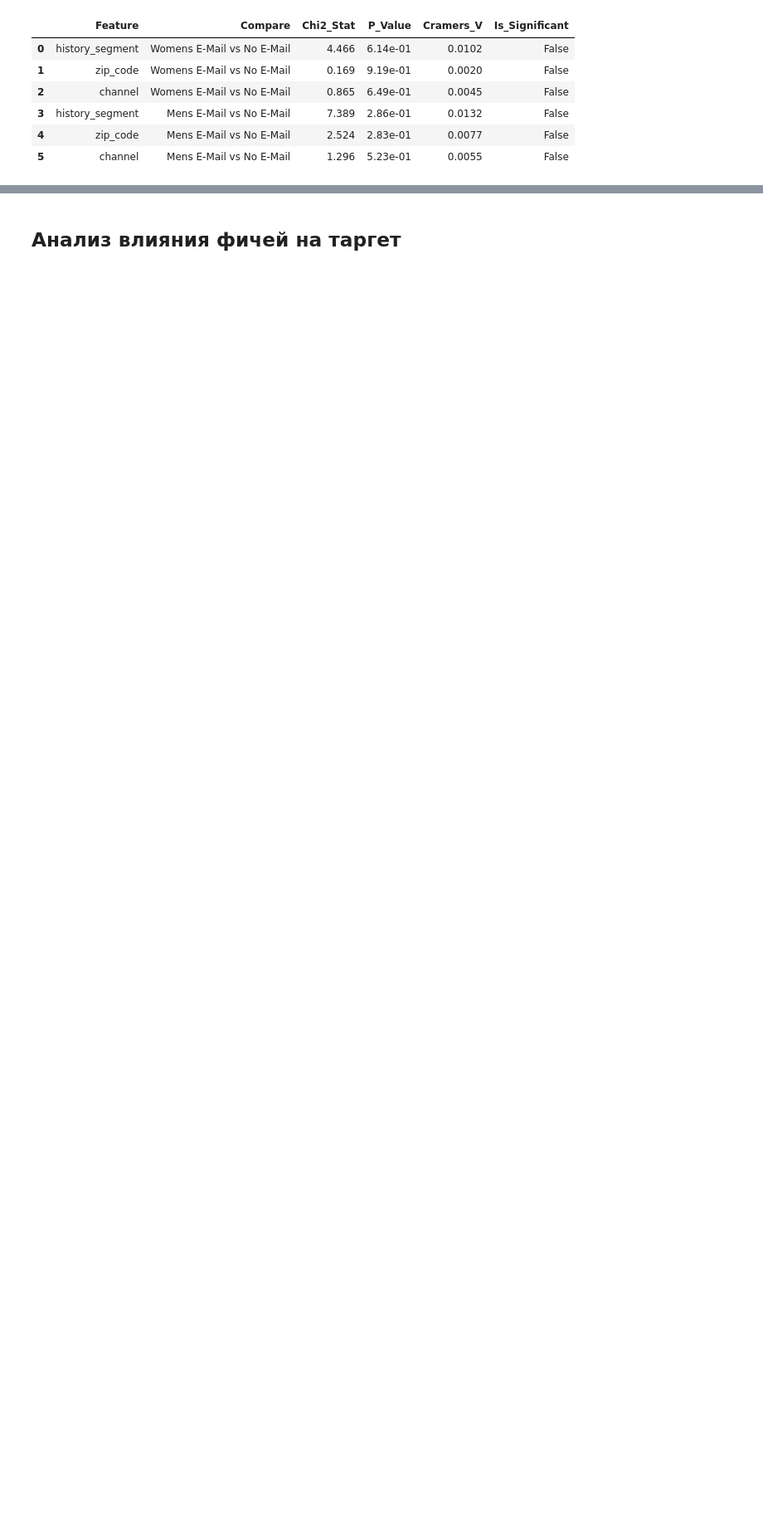
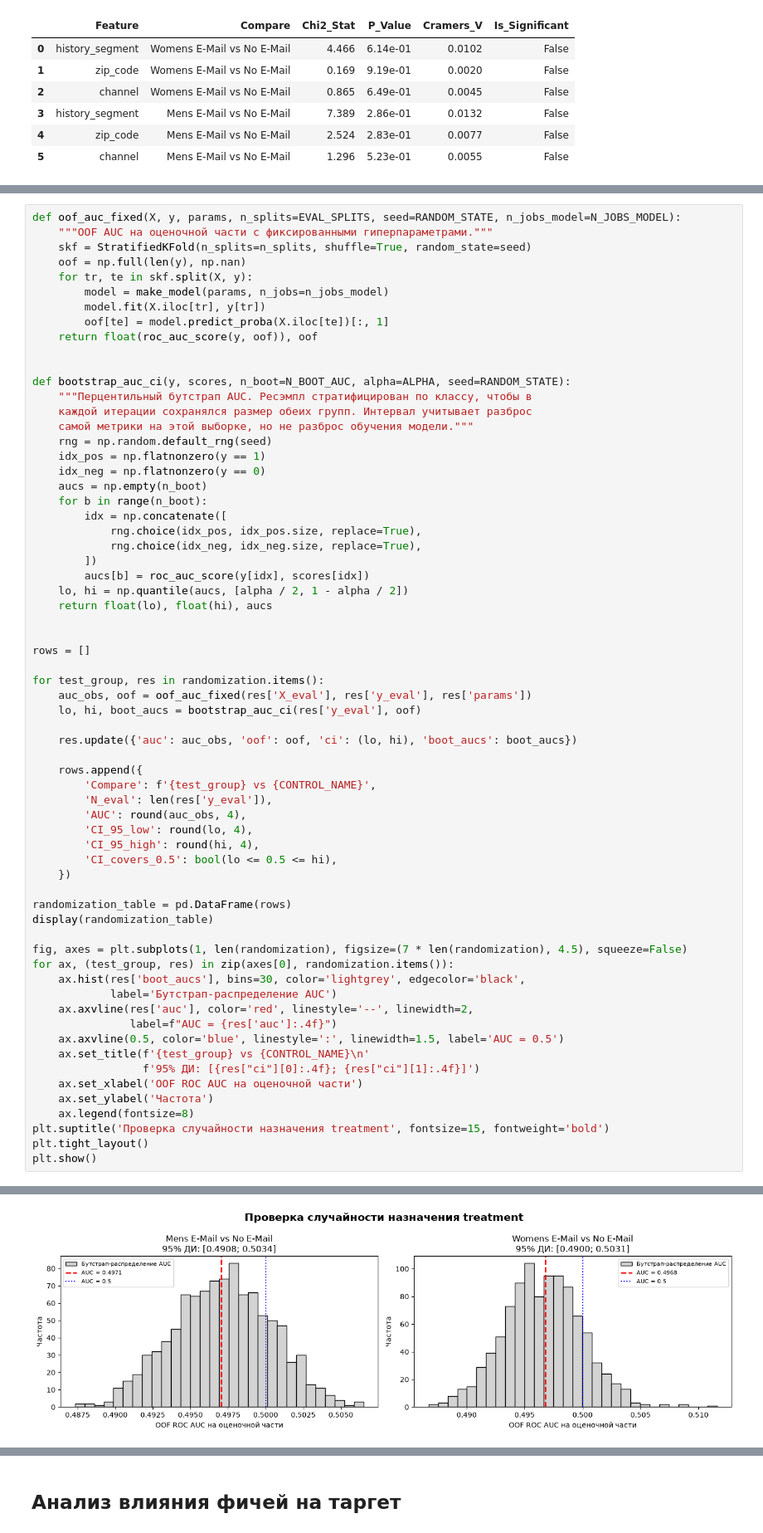
Before and after one commit to DaryaBalandina/Uplift_Team-141, a Jupyter notebook: EDA/EDA_hillstorm_Sasha.ipynb, the cells around one changed output, grey strips where cells are left out. Shown at 83% size. Cells and saved outputs as stored; diff of their text form; blank space fills up the shorter version.

Commit message:
add treatment/control target prediction to hillstorm EDA

```diff
--- a/EDA/EDA_hillstorm_Sasha.ipynb
+++ b/EDA/EDA_hillstorm_Sasha.ipynb
@@ -349,0 +474,66 @@ display(cat_balance_table)
+# %%
+def oof_auc_fixed(X, y, params, n_splits=EVAL_SPLITS, seed=RANDOM_STATE, n_jobs_model=N_JOBS_MODEL):
+    """OOF AUC на оценочной части с фиксированными гиперпараметрами."""
+    skf = StratifiedKFold(n_splits=n_splits, shuffle=True, random_state=seed)
+    oof = np.full(len(y), np.nan)
+    for tr, te in skf.split(X, y):
+        model = make_model(params, n_jobs=n_jobs_model)
+        model.fit(X.iloc[tr], y[tr])
+        oof[te] = model.predict_proba(X.iloc[te])[:, 1]
+    return float(roc_auc_score(y, oof)), oof
+
+
+def bootstrap_auc_ci(y, scores, n_boot=N_BOOT_AUC, alpha=ALPHA, seed=RANDOM_STATE):
+    """Перцентильный бутстрап AUC. Ресэмпл стратифицирован по классу, чтобы в
+    каждой итерации сохранялся размер обеих групп. Интервал учитывает разброс
+    самой метрики на этой выборке, но не разброс обучения модели."""
+    rng = np.random.default_rng(seed)
+    idx_pos = np.flatnonzero(y == 1)
+    idx_neg = np.flatnonzero(y == 0)
+    aucs = np.empty(n_boot)
+    for b in range(n_boot):
+        idx = np.concatenate([
+            rng.choice(idx_pos, idx_pos.size, replace=True),
+            rng.choice(idx_neg, idx_neg.size, replace=True),
+        ])
+        aucs[b] = roc_auc_score(y[idx], scores[idx])
+    lo, hi = np.quantile(aucs, [alpha / 2, 1 - alpha / 2])
+    return float(lo), float(hi), aucs
+
+
+rows = []
+
+for test_group, res in randomization.items():
+    auc_obs, oof = oof_auc_fixed(res['X_eval'], res['y_eval'], res['params'])
+    lo, hi, boot_aucs = bootstrap_auc_ci(res['y_eval'], oof)
+
+    res.update({'auc': auc_obs, 'oof': oof, 'ci': (lo, hi), 'boot_aucs': boot_aucs})
+
+    rows.append({
+        'Compare': f'{test_group} vs {CONTROL_NAME}',
+        'N_eval': len(res['y_eval']),
+        'AUC': round(auc_obs, 4),
+        'CI_95_low': round(lo, 4),
+        'CI_95_high': round(hi, 4),
+        'CI_covers_0.5': bool(lo <= 0.5 <= hi),
+    })
+
+randomization_table = pd.DataFrame(rows)
+display(randomization_table)
+
+fig, axes = plt.subplots(1, len(randomization), figsize=(7 * len(randomization), 4.5), squeeze=False)
+for ax, (test_group, res) in zip(axes[0], randomization.items()):
+    ax.hist(res['boot_aucs'], bins=30, color='lightgrey', edgecolor='black',
+            label='Бутстрап-распределение AUC')
+    ax.axvline(res['auc'], color='red', linestyle='--', linewidth=2,
+               label=f"AUC = {res['auc']:.4f}")
+    ax.axvline(0.5, color='blue', linestyle=':', linewidth=1.5, label='AUC = 0.5')
+    ax.set_title(f'{test_group} vs {CONTROL_NAME}\n'
+                 f'95% ДИ: [{res["ci"][0]:.4f}; {res["ci"][1]:.4f}]')
+    ax.set_xlabel('OOF ROC AUC на оценочной части')
+    ax.set_ylabel('Частота')
+    ax.legend(fontsize=8)
+plt.suptitle('Проверка случайности назначения treatment', fontsize=15, fontweight='bold')
+plt.tight_layout()
+plt.show()
+# %% [output]
@@ -349,0 +543 @@ display(cat_balance_table)
+[figure, added]
```
Also changed, not shown: parts of 9 cells of this notebook, 1 other file.
